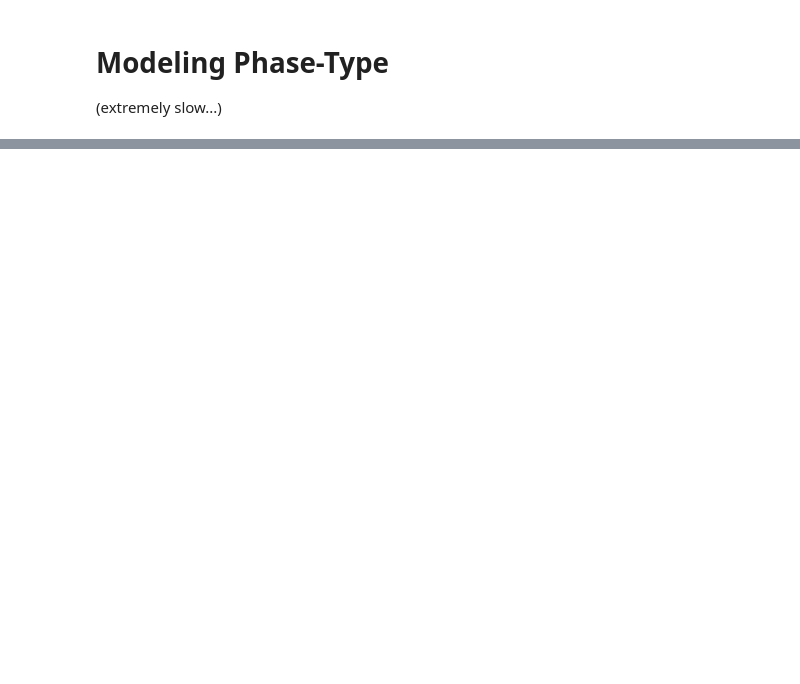
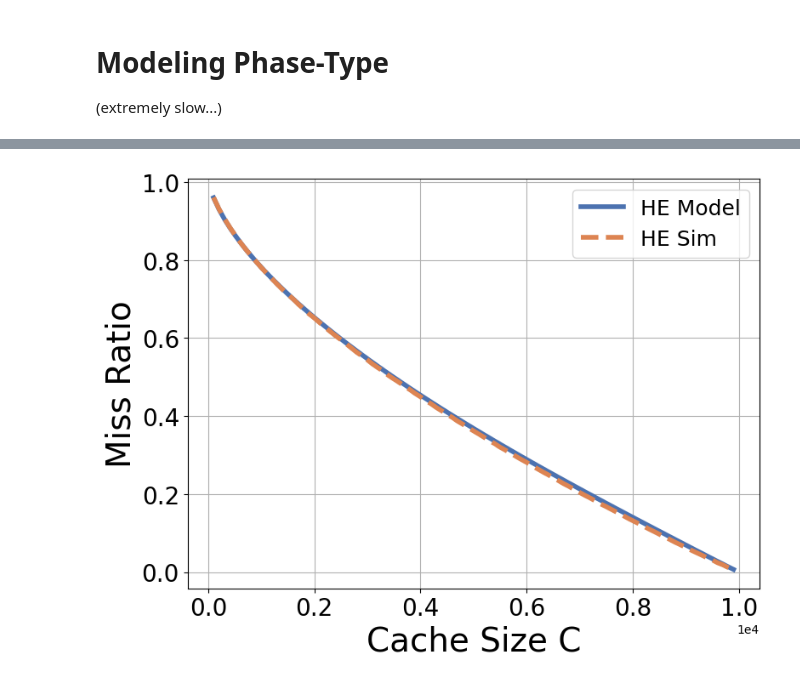
Before and after one commit to Effygal/cache-modeling, a Jupyter notebook: mrc-analysis.ipynb, the cells around one changed output, grey strips where cells are left out. Saved outputs shown, nothing was run; the diff lists cells and outputs as text; code cells hidden in the pictures; blank space fills up the shorter version.

```diff
--- a/mrc-analysis.ipynb
+++ b/mrc-analysis.ipynb
@@ -528,0 +544,32 @@ plt.show()
+# %%
+mr_he_model = []
+C = np.arange(100, 10000, 100)
+for c in C:
+    mr = ranclock_ph_fixed_point_fast(c, K=5, lmb=lmb, rates=lmb)[2]
+    mr_he_model.append(mr)
+
+mr_he_sim = []
+for c in C:
+    rclock = tg.ran_clock(c, K=5)
+    rclock.run(trace2, rp=True)
+    mr_he_sim.append(1-rclock.hitrate())
+
+plt.figure(figsize=(8,6))
+ax = plt.gca()
+ax.tick_params(axis='both', labelsize=20)
+ax.xaxis.set_major_formatter(ticker.ScalarFormatter())
+ax.xaxis.get_major_formatter().set_scientific(True)
+ax.xaxis.get_major_formatter().set_powerlimits((-1, 1))
+ax.yaxis.set_major_formatter(ticker.ScalarFormatter())
+ax.yaxis.get_major_formatter().set_scientific(True)
+ax.yaxis.get_major_formatter().set_powerlimits((-1, 1))
+plt.plot(C, mr_he_model, label='HE Model', color=palette[0], linewidth=4)
+plt.plot(C, mr_he_sim, label='HE Sim', color=palette[1], linestyle='--', linewidth=4)
+plt.xlabel('Cache Size C', fontsize=28)
+plt.ylabel('Miss Ratio', fontsize=28)
+plt.legend(fontsize=18)
+plt.grid(True)
+plt.tight_layout()
+plt.show()
+# %% [output]
+[figure, added]
```
Also changed, not shown: parts of 14 cells of this notebook.
